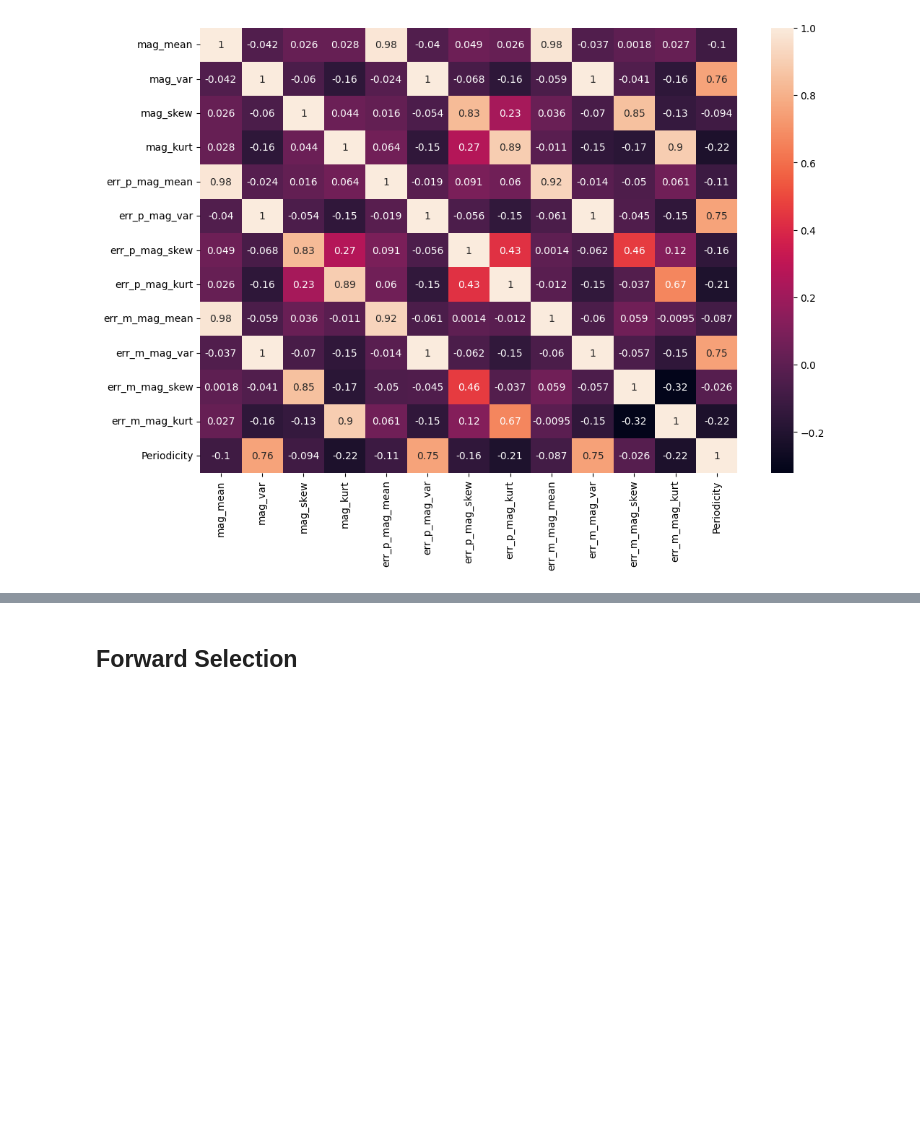
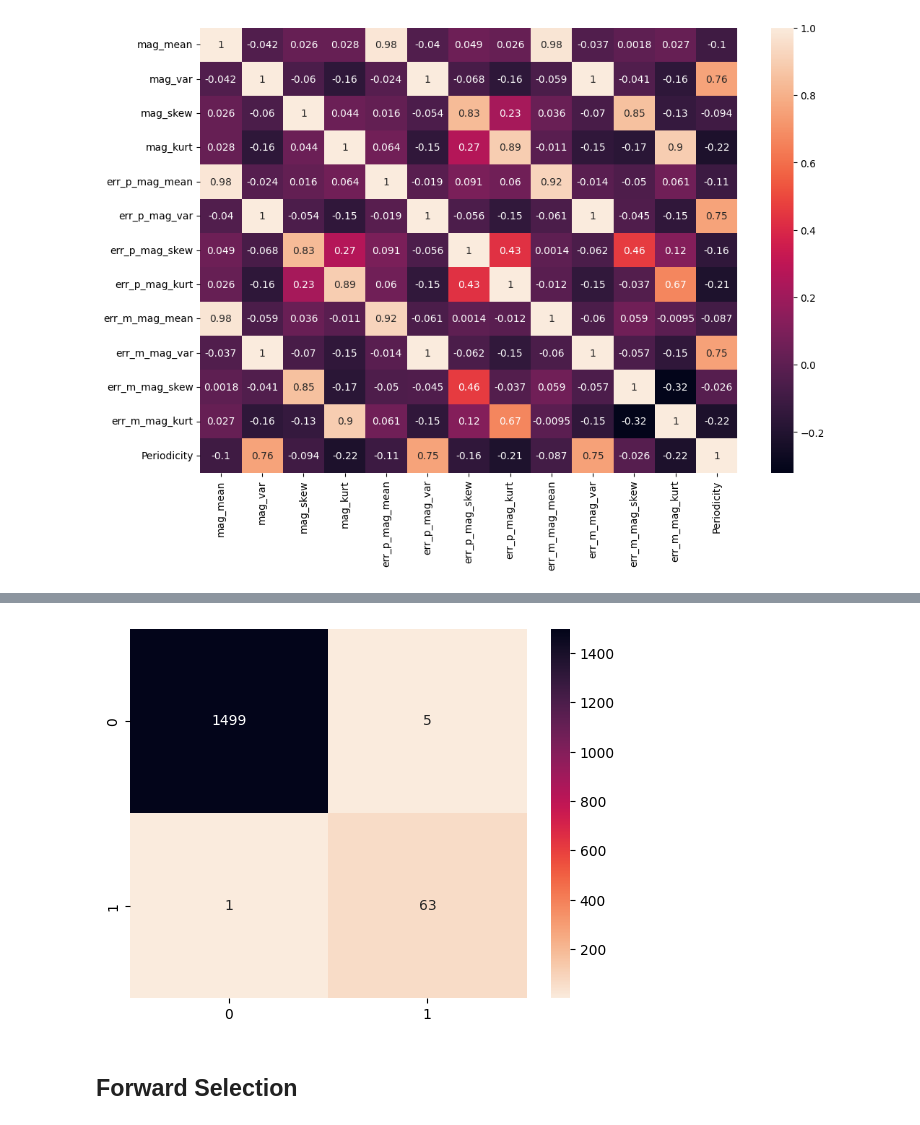
Before and after one commit to manulv96/Tesis, a Jupyter notebook: AGNs_classification.ipynb, the cells around one changed output, grey strips where cells are left out. Drawn from its saved outputs; the diff is of its cells as text; code cells hidden in the pictures; blank space fills up the shorter version.

```diff
--- a/AGNs_classification.ipynb
+++ b/AGNs_classification.ipynb
@@ -526,3 +520,9 @@ array([1500,    0,    5,   63])
+# %%
+mc=confusion_matrix(y_pred,y_test)
+mc_norm = mc / np.linalg.norm(mc, axis=1, keepdims=True)
+sns.heatmap(pd.DataFrame(mc), cmap=sns.cm.rocket_r, annot=True, fmt='.5g');
+# %% [output]
+[figure, added]
 # %% [markdown]
 ## Forward Selection
 # %%
```
Also changed, not shown: parts of 7 cells of this notebook.
